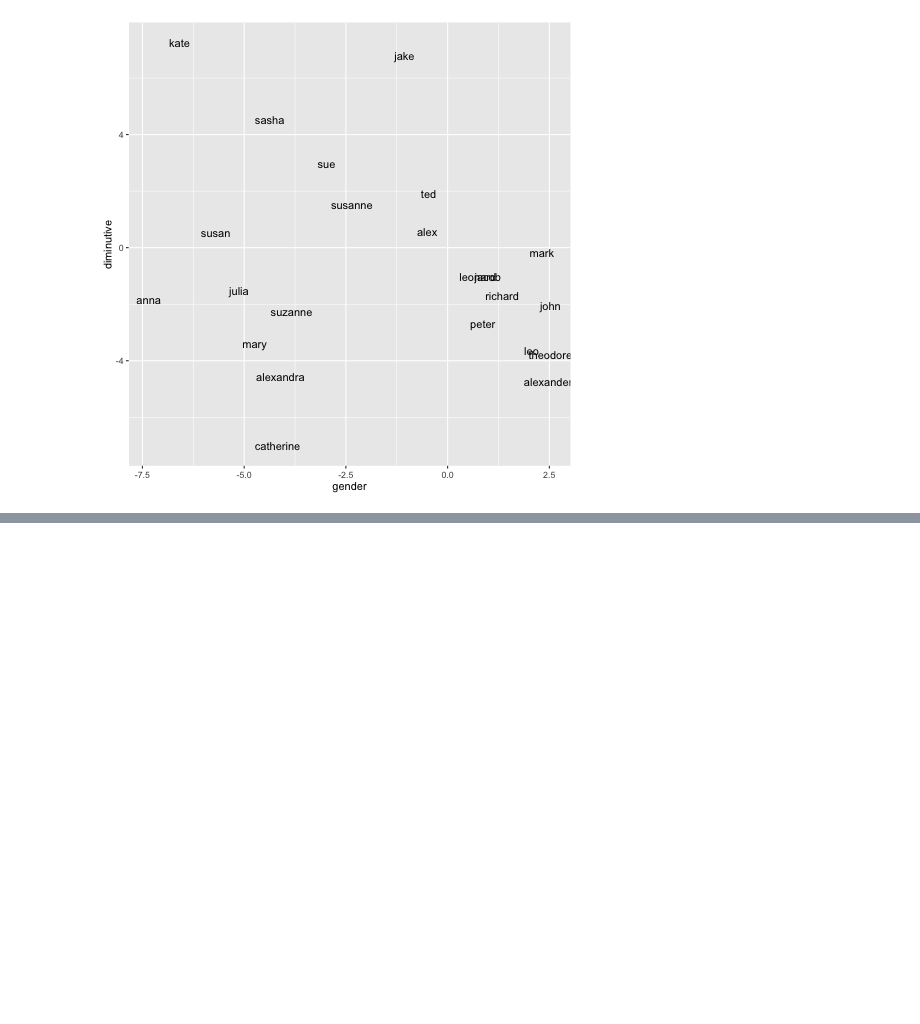
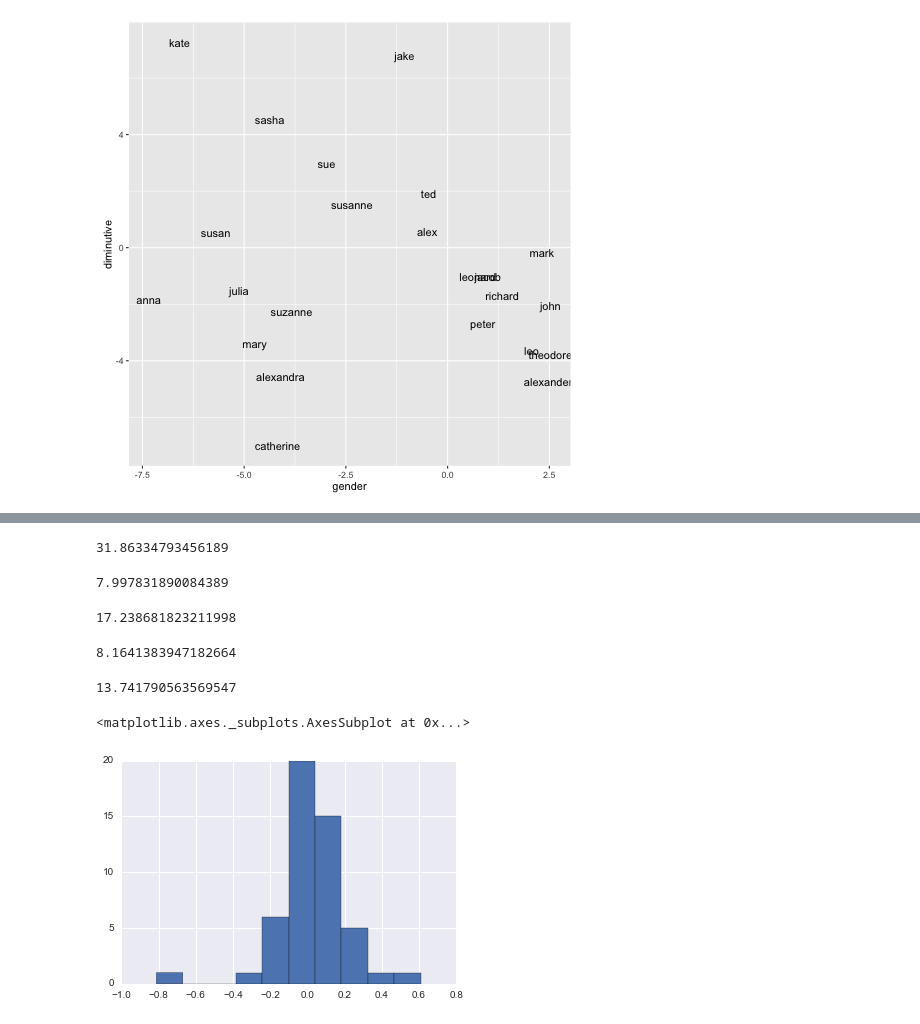
Before and after one commit to lamyiowce/word2viz, a Jupyter notebook: notebooks_migdal/0_glove_vecs.ipynb, the cells around one changed output, grey strips where cells are left out. Drawn from its saved outputs; the diff is of its cells as text; code cells hidden in the pictures; blank space fills up the shorter version.

```diff
--- a/notebooks_migdal/0_glove_vecs.ipynb
+++ b/notebooks_migdal/0_glove_vecs.ipynb
@@ -109,0 +124,25 @@ ggplot(df_plot, aes(gender, diminutive, label=name)) +
+# %%
+(df.loc["she"]**2).sum()
+# %% [output]
+31.86334793456189
+# %%
+np.log10(df.dot(df.loc["jacob"]).apply(np.exp).sum())
+# %% [output]
+7.997831890084389
+# %%
+(df.loc["jacob"]**2).sum()
+# %% [output]
+17.238681823211998
+# %%
+np.log10(df.dot(df.loc["perpendicularly"]).apply(np.exp).sum())
+# %% [output]
+8.1641383947182664
+# %%
+(df.loc["perpendicularly"]**2).sum()
+# %% [output]
+13.741790563569547
+# %%
+df.mean().hist()
+# %% [output]
+<matplotlib.axes._subplots.AxesSubplot at 0x...>
+[figure, added]
```
Also changed, not shown: parts of 5 cells of this notebook.
